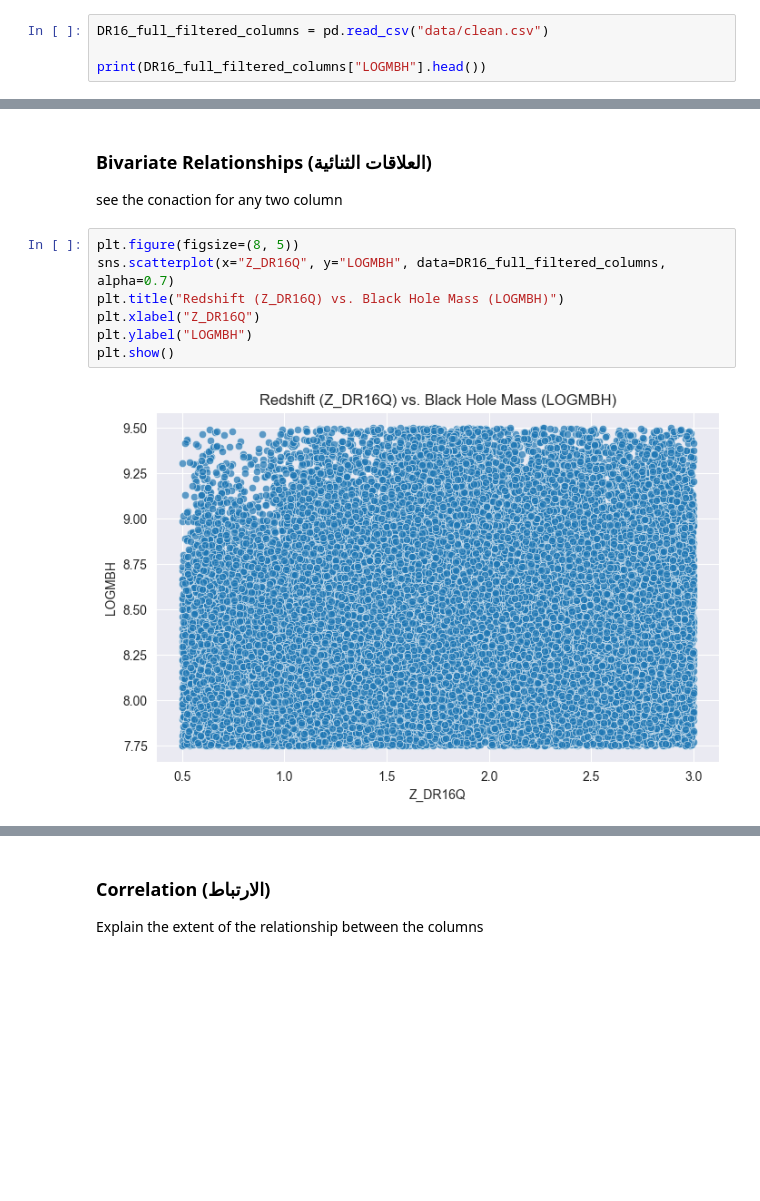
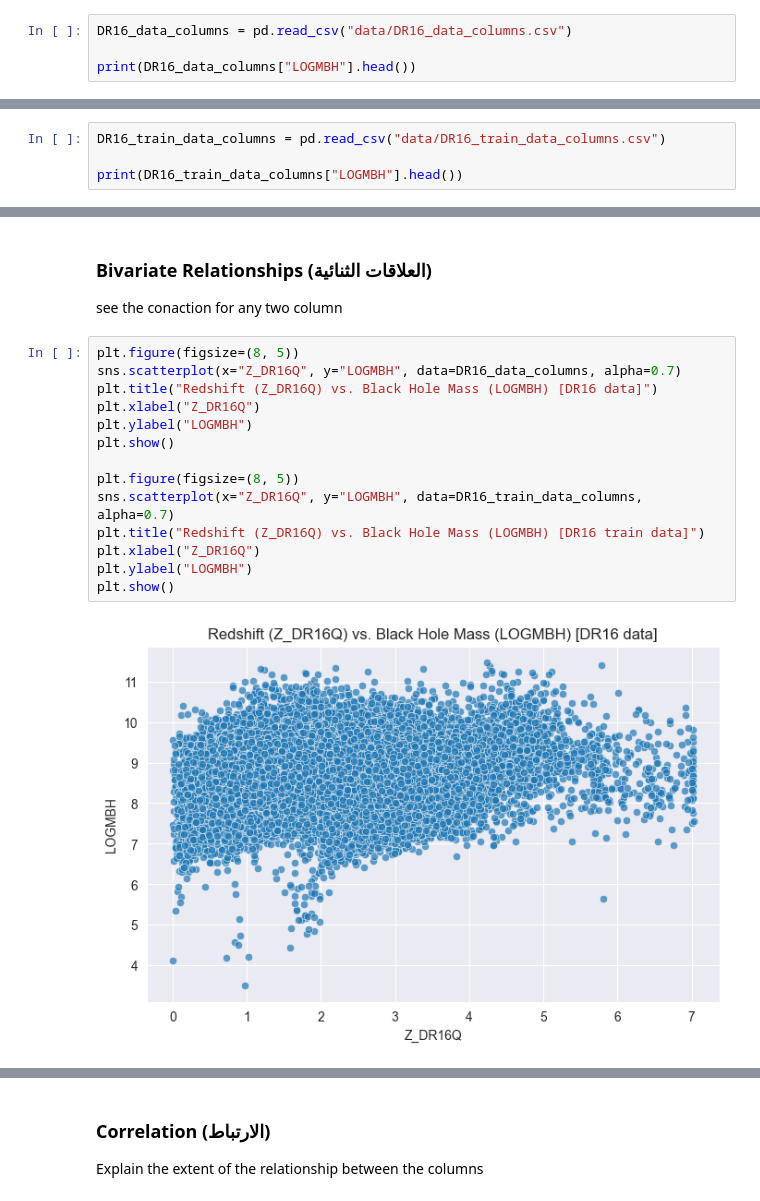
Before and after one commit to Basil0X7/black-hole-mass-predictor, a Jupyter notebook: main.ipynb, the cells around one changed output, grey strips where cells are left out. Saved outputs shown, nothing was run; the diff lists cells and outputs as text; blank space fills up the shorter version.

```diff
--- a/main.ipynb
+++ b/main.ipynb
@@ -493,7 +615,7 @@ df.to_csv("data/clean.csv", index=False)
 # %%
-DR16_full_filtered_columns = pd.read_csv("data/clean.csv")
+DR16_data_columns = pd.read_csv("data/DR16_data_columns.csv")
 
-print(DR16_full_filtered_columns["LOGMBH"].head())
+print(DR16_data_columns["LOGMBH"].head())
 # %% [output]
 0    8.065870
 1    9.108047
@@ -501,6 +623,10 @@ print(DR16_full_filtered_columns["LOGMBH"].head())
 3    7.933868
 4    7.879703
 Name: LOGMBH, dtype: float64
+# %%
+DR16_train_data_columns = pd.read_csv("data/DR16_train_data_columns.csv")
+
+print(DR16_train_data_columns["LOGMBH"].head())
 # %% [markdown]
 ### Rows
 # %%
@@ -535,10 +672,17 @@ for column in columns_to_plot:
 see the conaction for any two column
 # %%
 plt.figure(figsize=(8, 5))
-sns.scatterplot(x="Z_DR16Q", y="LOGMBH", data=DR16_full_filtered_columns, alpha=0.7)
-plt.title("Redshift (Z_DR16Q) vs. Black Hole Mass (LOGMBH)")
+sns.scatterplot(x="Z_DR16Q", y="LOGMBH", data=DR16_data_columns, alpha=0.7)
+plt.title("Redshift (Z_DR16Q) vs. Black Hole Mass (LOGMBH) [DR16 data]")
 plt.xlabel("Z_DR16Q")
 plt.ylabel("LOGMBH")
 plt.show()
+
+plt.figure(figsize=(8, 5))
+sns.scatterplot(x="Z_DR16Q", y="LOGMBH", data=DR16_train_data_columns, alpha=0.7)
+plt.title("Redshift (Z_DR16Q) vs. Black Hole Mass (LOGMBH) [DR16 train data]")
+plt.xlabel("Z_DR16Q")
+plt.ylabel("LOGMBH")
+plt.show()
 # %% [output]
-[figure, old version]
+[figure, new version]
```
Also changed, not shown: parts of 53 cells of this notebook, 8 other files.
